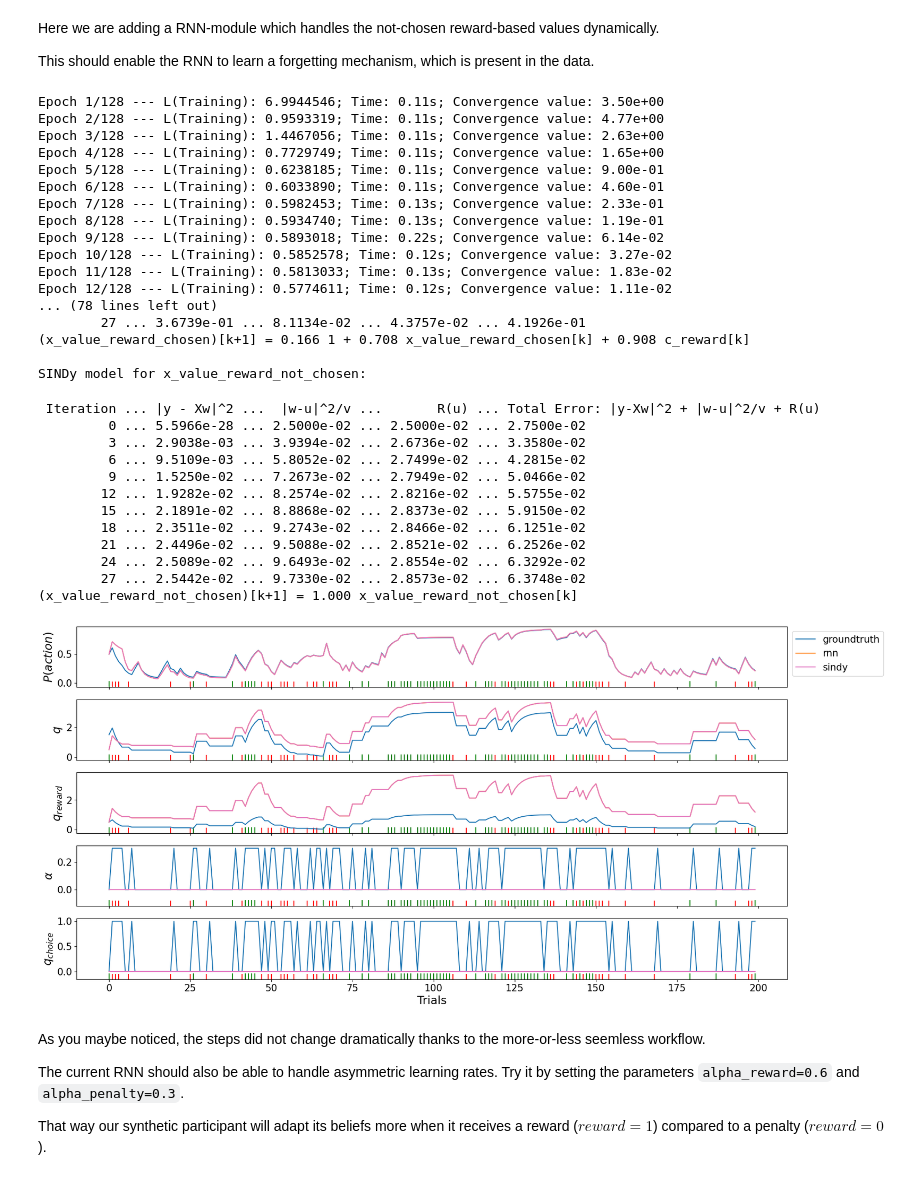
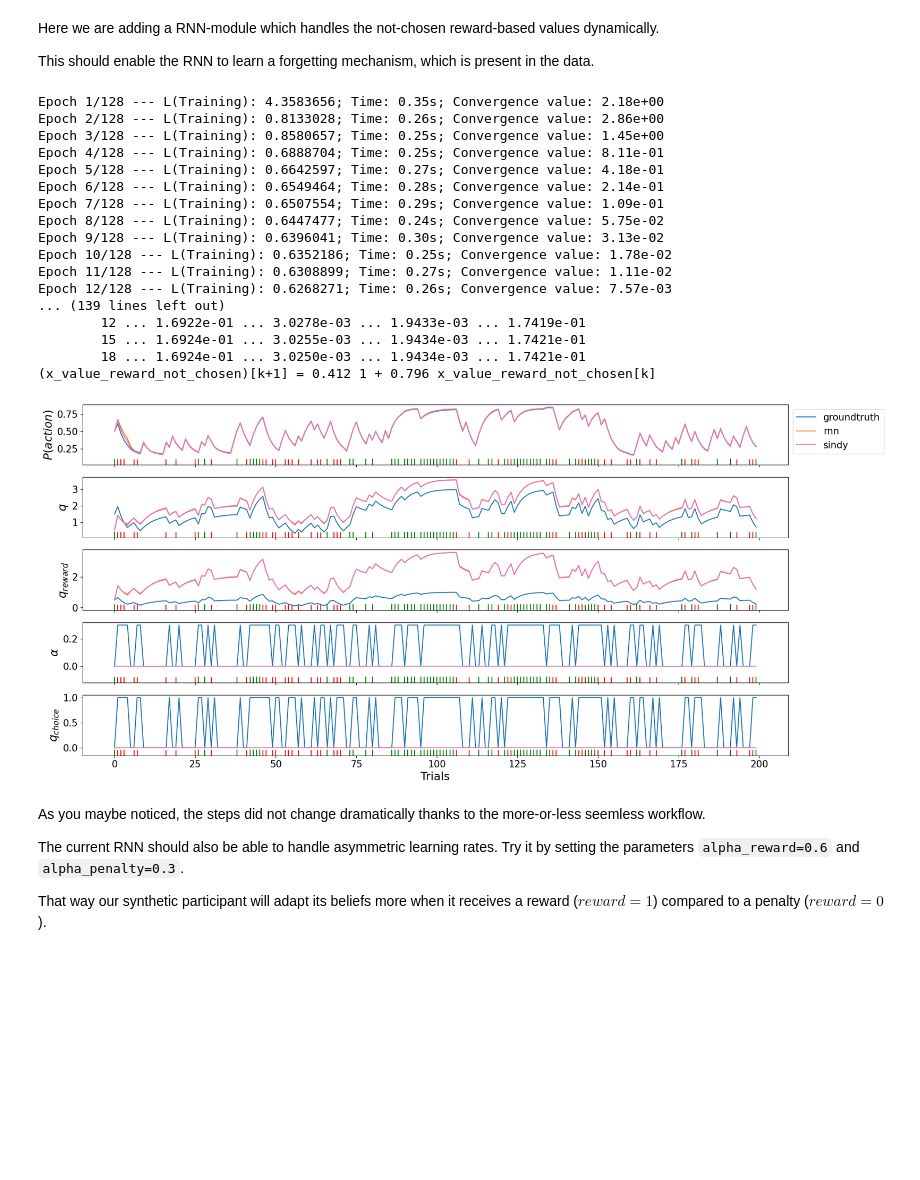
Before and after one commit to AlexanderDitz/Master_Learning_DecisionMaking, a Jupyter notebook: tutorials/tutorial_cdcd.ipynb, the cells around one changed output. Cells and saved outputs as stored; diff of their text form; code cells hidden in the pictures; blank space fills up the shorter version.

```diff
--- a/tutorials/tutorial_cdcd.ipynb
+++ b/tutorials/tutorial_cdcd.ipynb
@@ -448,10 +440,10 @@ This should enable the RNN to learn a forgetting mechanism, which is present in
 agent = AgentQ(
     n_actions=n_actions,
     alpha_reward=0.3,
-    forget_rate=0.,
+    forget_rate=0.2,
 )
 
-dataset, experiments, _ = create_dataset(
+dataset, _, _ = create_dataset(
     agent=agent,
     environment=environment,
     n_trials=n_trials,
@@ -460,7 +452,7 @@ dataset, experiments, _ = create_dataset(
 
 # SINDy configuration
 # Add already here the new module and update the library and filter setup.
-list_variables = ['x_value_reward_chosen', 'x_value_reward_not_chosen']
+list_rnn_modules = ['x_value_reward_chosen', 'x_value_reward_not_chosen']
 
 list_control_parameters = ['c_action', 'c_reward']
 
@@ -488,11 +480,11 @@ class RLRNN(BaseRNN):
         list_signals,
         **kwargs,
     ):
-        super(RLRNN, self).__init__(n_actions=n_actions, hidden_size=8, list_signals=list_signals)
+        super(RLRNN, self).__init__(n_actions=n_actions, list_signals=list_signals)
 
         # set up the submodules
-        self.submodules_rnn['x_value_reward_chosen'] = self.setup_module(input_size=2, hidden_size=self._hidden_size, dropout=0.)
-        self.submodules_rnn['x_value_reward_not_chosen'] = self.setup_module(input_size=1, hidden_size=self._hidden_size, dropout=0.)
+        self.submodules_rnn['x_value_reward_chosen'] = self.setup_module(input_size=1)
+        self.submodules_rnn['x_value_reward_not_chosen'] = self.setup_module(input_size=0)
 
     def forward(self, inputs, prev_state=None, batch_first=False):
         """Forward pass of the RNN
@@ -507,14 +499,12 @@ class RLRNN(BaseRNN):
         inputs, logits, timesteps = self.init_forward_pass(inputs, prev_state, batch_first)
         actions, rewards, _ = inputs
 
-        value_reward = self.get_state()['x_value_reward']
-
         for timestep, action, reward in zip(timesteps, actions, rewards):
 
             # Let's perform the belief update for the reward-based value of the chosen option
             next_value_reward_chosen = self.call_module(
                 key_module='x_value_reward_chosen',
-                key_state=value_reward,
+                key_state='x_value_reward',
                 action=action,
                 inputs=reward,
                 )
@@ -522,28 +512,27 @@ class RLRNN(BaseRNN):
             # Now a RNN-module updates the not-chosen reward-based value instead of keeping it the same
             next_value_reward_not_chosen = self.call_module(
                 key_module='x_value_reward_not_chosen',
-                key_state=value_reward,
+                key_state='x_value_reward',
                 action=1-action,
                 inputs=None,
                 )
 
             # keep track of the updated value in the memory state
-            value_reward = next_value_reward_chosen + next_value_reward_not_chosen
+            self.state['x_value_reward'] = next_value_reward_chosen + next_value_reward_not_chosen
 
             # Now keep track of this value in the output array
-            logits[timestep] = value_reward
+            logits[timestep] = self.state['x_value_reward']
 
             # record the inputs for training SINDy later on
             self.record_signal('c_action', action)
             self.record_signal('c_reward', reward)
 
         # post-process the forward pass; give here as inputs the logits, batch_first and all values from the memory state
-        self.state['x_value_reward'] = value_reward
         logits = self.post_forward_pass(logits, batch_first)
 
         return logits, self.get_state()
 # %%
-model_rnn = RLRNN(n_actions=n_actions, list_signals=list_variables+list_control_parameters)
+model_rnn = RLRNN(n_actions=n_actions, list_signals=list_rnn_modules+list_control_parameters)
 optimizer_rnn = torch.optim.Adam(model_rnn.parameters(), lr=5e-3)
 
 model_rnn, _, _ = fit_model(
@@ -556,65 +545,53 @@ model_rnn, _, _ = fit_model(
 
 # set up RNN-agent
 agent_rnn = AgentNetwork(model_rnn=model_rnn, n_actions=n_actions)
 
 # extract all necessary data from the RNN (memory state) and align with the control inputs (action, reward)
 variables, control_parameters, feature_names, _ = create_dataset_sindy(
     agent=agent_rnn,
     data=environment,
     n_sessions=1,
     n_trials=1024,
     participant_id=0,
 )
 
 # fit one SINDy-model per RNN-module
 sindy_models = fit_model_sindy(
     variables=variables,
     control=control_parameters,
     feature_names=feature_names,
     polynomial_degree=2,
     library_setup=library_setup,
     filter_setup=filter_setup,
     verbose=True,
 )
 
 # set up a SINDy-based agent by replacing the RNN-modules with the respective SINDy-model
-agent_sindy = AgentSindy(model_rnn=model_rnn, sindy_modules=sindy_models, n_actions=n_actions)
+agent_sindy = AgentSindy(model_rnn=deepcopy(model_rnn), sindy_modules=sindy_models, n_actions=n_actions)
 
 # Let's see how well the dynamics were fitted
 agents = {'groundtruth': agent, 'rnn': agent_rnn, 'sindy': agent_sindy}
-fig, axs = plot_session(agents, experiments[0])
+fig, axs = plot_session(agents, dataset.xs[0])
 plt.show()
 # %% [output]
-Epoch 1/128 --- L(Training): 6.9944546; Time: 0.11s; Convergence value: 3.50e+00
-Epoch 2/128 --- L(Training): 0.9593319; Time: 0.11s; Convergence value: 4.77e+00
-Epoch 3/128 --- L(Training): 1.4467056; Time: 0.11s; Convergence value: 2.63e+00
-Epoch 4/128 --- L(Training): 0.7729749; Time: 0.11s; Convergence value: 1.65e+00
-Epoch 5/128 --- L(Training): 0.6238185; Time: 0.11s; Convergence value: 9.00e-01
-Epoch 6/128 --- L(Training): 0.6033890; Time: 0.11s; Convergence value: 4.60e-01
-Epoch 7/128 --- L(Training): 0.5982453; Time: 0.13s; Convergence value: 2.33e-01
-Epoch 8/128 --- L(Training): 0.5934740; Time: 0.13s; Convergence value: 1.19e-01
-Epoch 9/128 --- L(Training): 0.5893018; Time: 0.22s; Convergence value: 6.14e-02
-Epoch 10/128 --- L(Training): 0.5852578; Time: 0.12s; Convergence value: 3.27e-02
-Epoch 11/128 --- L(Training): 0.5813033; Time: 0.13s; Convergence value: 1.83e-02
-Epoch 12/128 --- L(Training): 0.5774611; Time: 0.12s; Convergence value: 1.11e-02
-... (78 lines left out)
-        27 ... 3.6739e-01 ... 8.1134e-02 ... 4.3757e-02 ... 4.1926e-01
-(x_value_reward_chosen)[k+1] = 0.166 1 + 0.708 x_value_reward_chosen[k] + 0.908 c_reward[k]
-
-SINDy model for x_value_reward_not_chosen:
+Epoch 1/128 --- L(Training): 4.3583656; Time: 0.35s; Convergence value: 2.18e+00
+Epoch 2/128 --- L(Training): 0.8133028; Time: 0.26s; Convergence value: 2.86e+00
+Epoch 3/128 --- L(Training): 0.8580657; Time: 0.25s; Convergence value: 1.45e+00
+Epoch 4/128 --- L(Training): 0.6888704; Time: 0.25s; Convergence value: 8.11e-01
+Epoch 5/128 --- L(Training): 0.6642597; Time: 0.27s; Convergence value: 4.18e-01
+Epoch 6/128 --- L(Training): 0.6549464; Time: 0.28s; Convergence value: 2.14e-01
+Epoch 7/128 --- L(Training): 0.6507554; Time: 0.29s; Convergence value: 1.09e-01
+Epoch 8/128 --- L(Training): 0.6447477; Time: 0.24s; Convergence value: 5.75e-02
+Epoch 9/128 --- L(Training): 0.6396041; Time: 0.30s; Convergence value: 3.13e-02
+Epoch 10/128 --- L(Training): 0.6352186; Time: 0.25s; Convergence value: 1.78e-02
+Epoch 11/128 --- L(Training): 0.6308899; Time: 0.27s; Convergence value: 1.11e-02
+Epoch 12/128 --- L(Training): 0.6268271; Time: 0.26s; Convergence value: 7.57e-03
+... (139 lines left out)
+        12 ... 1.6922e-01 ... 3.0278e-03 ... 1.9433e-03 ... 1.7419e-01
+        15 ... 1.6924e-01 ... 3.0255e-03 ... 1.9434e-03 ... 1.7421e-01
+        18 ... 1.6924e-01 ... 3.0250e-03 ... 1.9434e-03 ... 1.7421e-01
+(x_value_reward_not_chosen)[k+1] = 0.412 1 + 0.796 x_value_reward_not_chosen[k]
- Iteration ... |y - Xw|^2 ...  |w-u|^2/v ...       R(u) ... Total Error: |y-Xw|^2 + |w-u|^2/v + R(u)
-         0 ... 5.5966e-28 ... 2.5000e-02 ... 2.5000e-02 ... 2.7500e-02
-         3 ... 2.9038e-03 ... 3.9394e-02 ... 2.6736e-02 ... 3.3580e-02
-         6 ... 9.5109e-03 ... 5.8052e-02 ... 2.7499e-02 ... 4.2815e-02
-         9 ... 1.5250e-02 ... 7.2673e-02 ... 2.7949e-02 ... 5.0466e-02
-        12 ... 1.9282e-02 ... 8.2574e-02 ... 2.8216e-02 ... 5.5755e-02
-        15 ... 2.1891e-02 ... 8.8868e-02 ... 2.8373e-02 ... 5.9150e-02
-        18 ... 2.3511e-02 ... 9.2743e-02 ... 2.8466e-02 ... 6.1251e-02
-        21 ... 2.4496e-02 ... 9.5088e-02 ... 2.8521e-02 ... 6.2526e-02
-        24 ... 2.5089e-02 ... 9.6493e-02 ... 2.8554e-02 ... 6.3292e-02
-        27 ... 2.5442e-02 ... 9.7330e-02 ... 2.8573e-02 ... 6.3748e-02
-(x_value_reward_not_chosen)[k+1] = 1.000 x_value_reward_not_chosen[k]
-[figure, old version]
+[figure, new version]
 # %% [markdown]
 As you maybe noticed, the steps did not change dramatically thanks to the more-or-less seemless workflow.
 
```
Also changed, not shown: parts of 27 cells of this notebook, 7 other files.
